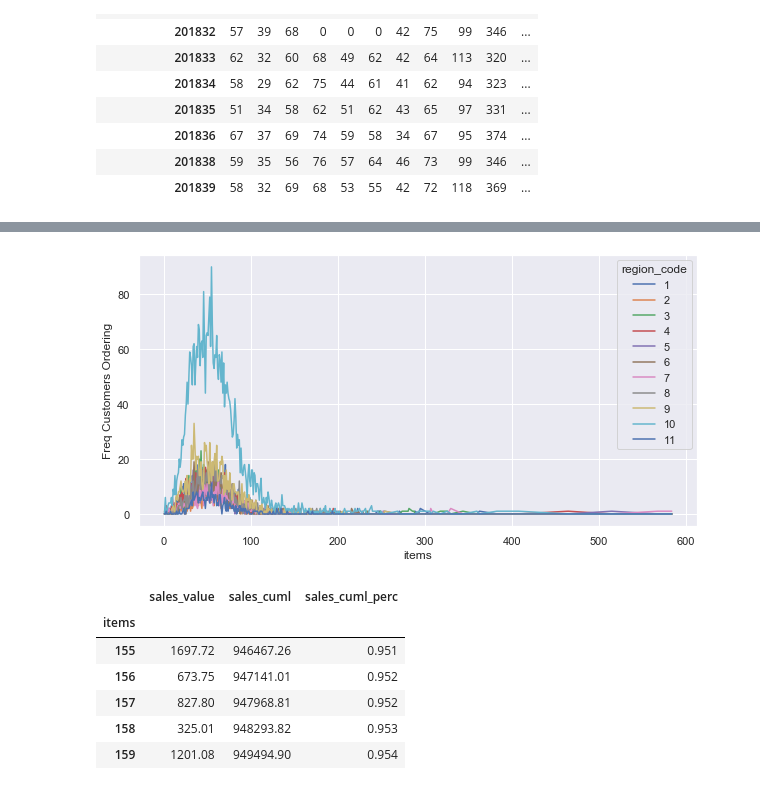
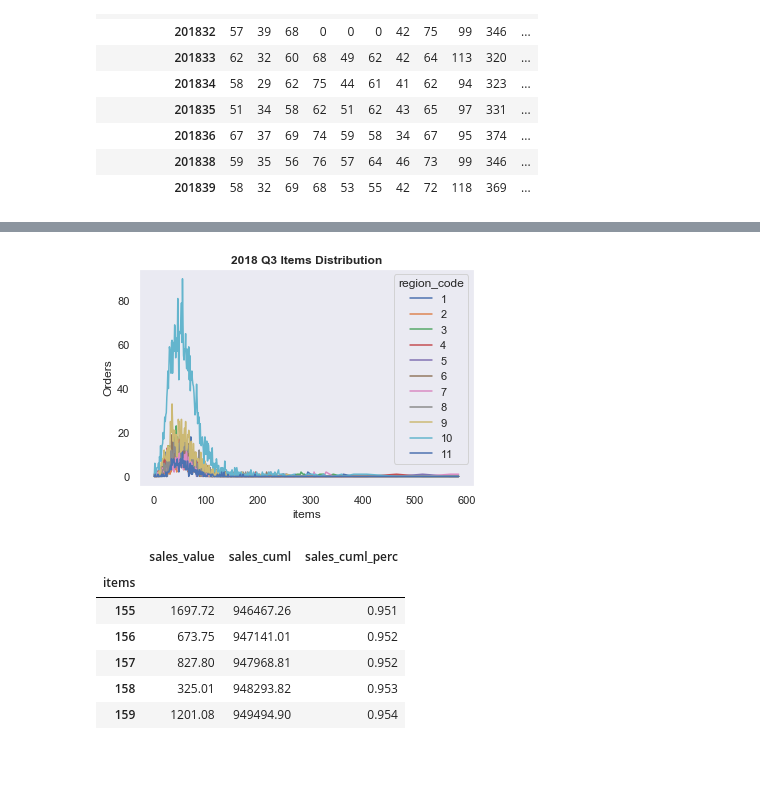
Before and after one commit to TG7789RR/TestModels, a Jupyter notebook: 2004phonecasestudy.ipynb, the cells around one changed output, grey strips where cells are left out. Saved outputs shown, nothing was run; the diff lists cells and outputs as text; code cells hidden in the pictures; blank space fills up the shorter version.

```diff
--- a/2004phonecasestudy.ipynb
+++ b/2004phonecasestudy.ipynb
@@ -30,6 +30,7 @@ DF = pd.read_csv(wd + 'data_presentation_exercise.txt'
 DF['Time'] = [datetime.datetime.time(d) for d in DF['delivery_timestamp']]
 DF['Hour'] =DF['delivery_timestamp'].dt.hour
 DF['Hour String'] =DF['delivery_timestamp'].dt.hour.astype(str)
+DF['Dayofweek'] = DF['delivery_timestamp'].dt.weekday
 # %%
 DF['Delivery Saver'] = np.where((DF['delivery_saver']==1),'Delivery Saver','Not Delivery Saver')
 
@@ -172,26 +177,34 @@ del a
 # %%
 #check shape of number of items orders
 a = pd.pivot_table(data=DF
                      ,values = ['customer_number']
                      ,index = ['items']
                      ,columns = ['region_code']
                      ,aggfunc=np.count_nonzero
                      ,fill_value = 0)
 
 a.columns = a.columns.droplevel(0)
 
 
 
 #display(a)
 
-ax = a.plot(figsize=(10,5))
-plt.ylabel('Freq Customers Ordering')
+ax = a.plot()
+ax.set_ylabel('Orders')
+ax.grid(False)
+
+plt.title('2018 Q3 Items Distribution', weight='bold',  fontsize=12)
+
+plt.savefig(wd + 'itemsvscheckout.png',bbox_inches='tight')
+
+
+
 
 del a,ax
 
 #shape is similar for all regions
 # %% [output]
-[figure, old version]
+[figure, new version]
 # %%
 #check cumlative percentage of orders
 
```
Also changed, not shown: parts of 15 cells of this notebook.
